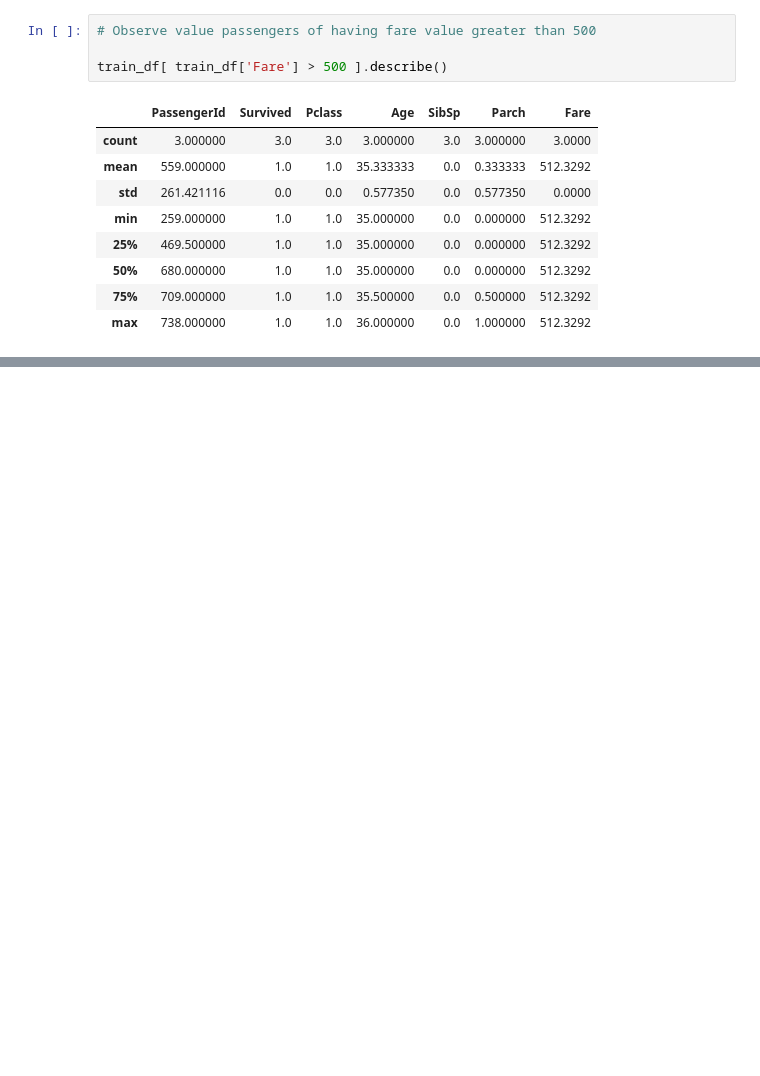
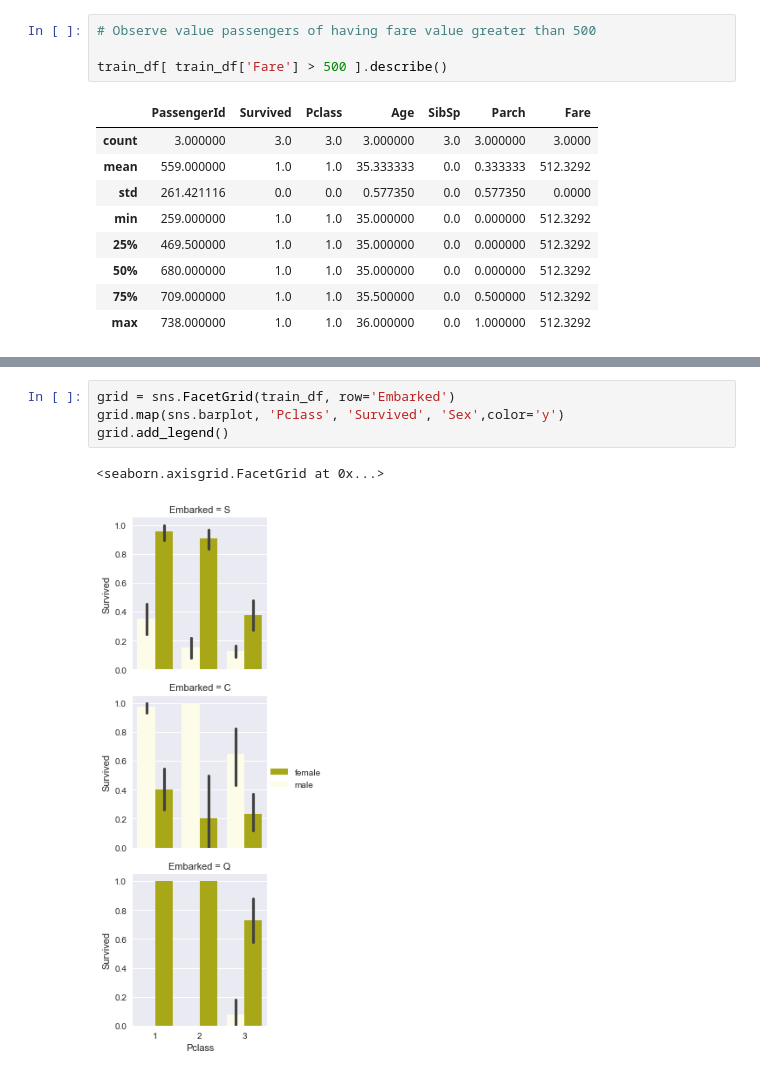
Before and after one commit to HammadZahidAli/TitanicSurvivalProject, a Jupyter notebook: TitanicSurvival.ipynb, the cells around one changed output, grey strips where cells are left out. Cells and saved outputs as stored; diff of their text form; blank space fills up the shorter version.

```diff
--- a/TitanicSurvival.ipynb
+++ b/TitanicSurvival.ipynb
@@ -248,0 +437,7 @@ train_df[ train_df['Fare'] > 500 ].describe()
+# %%
+grid = sns.FacetGrid(train_df, row='Embarked')
+grid.map(sns.barplot, 'Pclass', 'Survived', 'Sex',color='y')
+grid.add_legend()
+# %% [output]
+<seaborn.axisgrid.FacetGrid at 0x...>
+[figure, added]
```
Also changed, not shown: parts of 18 cells of this notebook.
